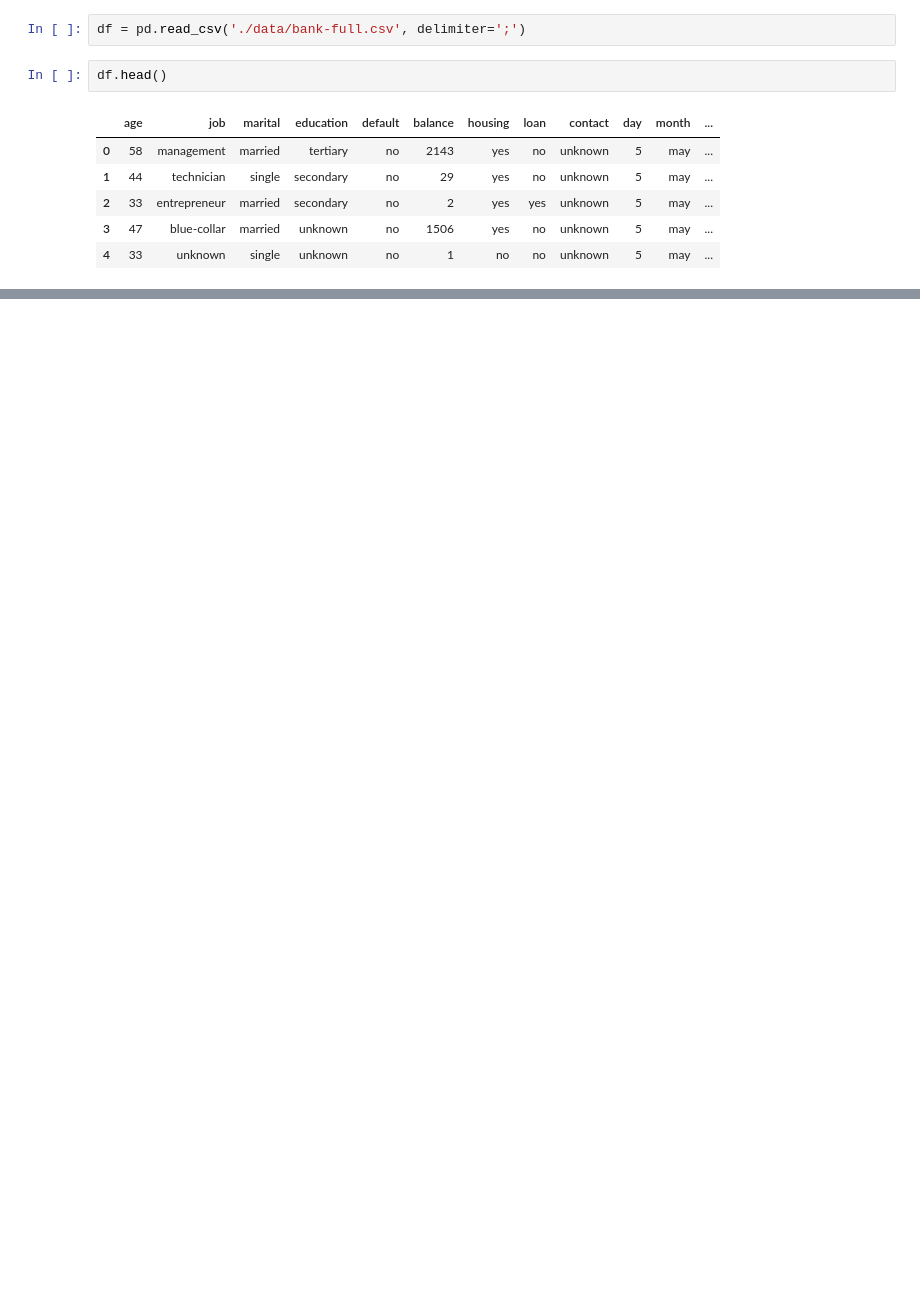
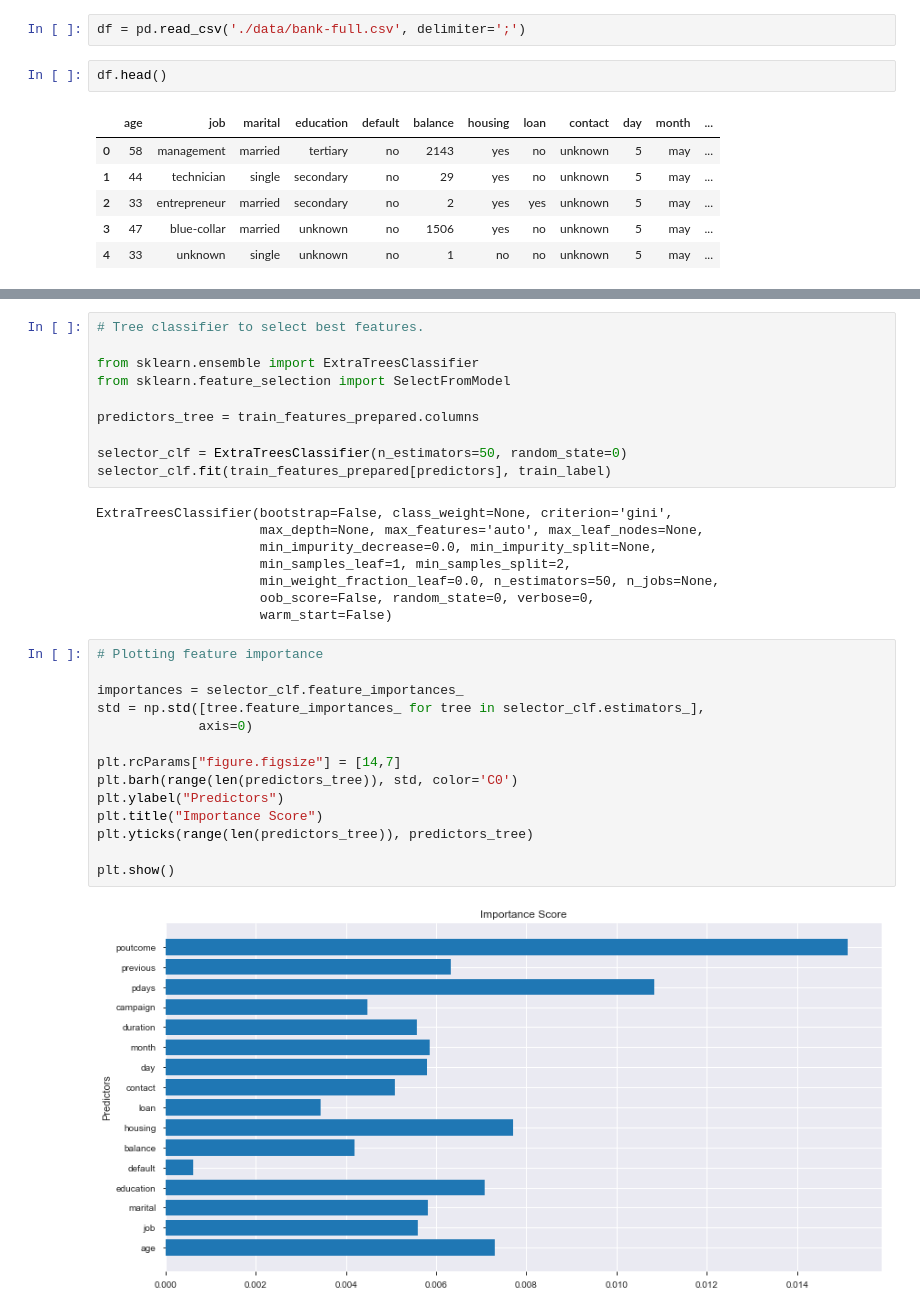
Before and after one commit to minggnim/ml-exp, a Jupyter notebook: End-to-End Classification Modelling.ipynb, the cells around one changed output, grey strips where cells are left out. Saved outputs shown, nothing was run; the diff lists cells and outputs as text; blank space fills up the shorter version.

```diff
--- a/Classification Models.ipynb
+++ b/End-to-End Classification Modelling.ipynb
@@ -21,0 +155,34 @@ pp.ProfileReport(df)
+# %%
+# Tree classifier to select best features.
+
+from sklearn.ensemble import ExtraTreesClassifier
+from sklearn.feature_selection import SelectFromModel
+
+predictors_tree = train_features_prepared.columns
+
+selector_clf = ExtraTreesClassifier(n_estimators=50, random_state=0)
+selector_clf.fit(train_features_prepared[predictors], train_label)
+# %% [output]
+ExtraTreesClassifier(bootstrap=False, class_weight=None, criterion='gini',
+                     max_depth=None, max_features='auto', max_leaf_nodes=None,
+                     min_impurity_decrease=0.0, min_impurity_split=None,
+                     min_samples_leaf=1, min_samples_split=2,
+                     min_weight_fraction_leaf=0.0, n_estimators=50, n_jobs=None,
+                     oob_score=False, random_state=0, verbose=0,
+                     warm_start=False)
+# %%
+# Plotting feature importance
+
+importances = selector_clf.feature_importances_
+std = np.std([tree.feature_importances_ for tree in selector_clf.estimators_],
+             axis=0)
+
+plt.rcParams["figure.figsize"] = [14,7]
+plt.barh(range(len(predictors_tree)), std, color='C0')
+plt.ylabel("Predictors")
+plt.title("Importance Score")
+plt.yticks(range(len(predictors_tree)), predictors_tree)
+
+plt.show()
+# %% [output]
+[figure, added]
```
Also changed, not shown: parts of 22 cells of this notebook.
